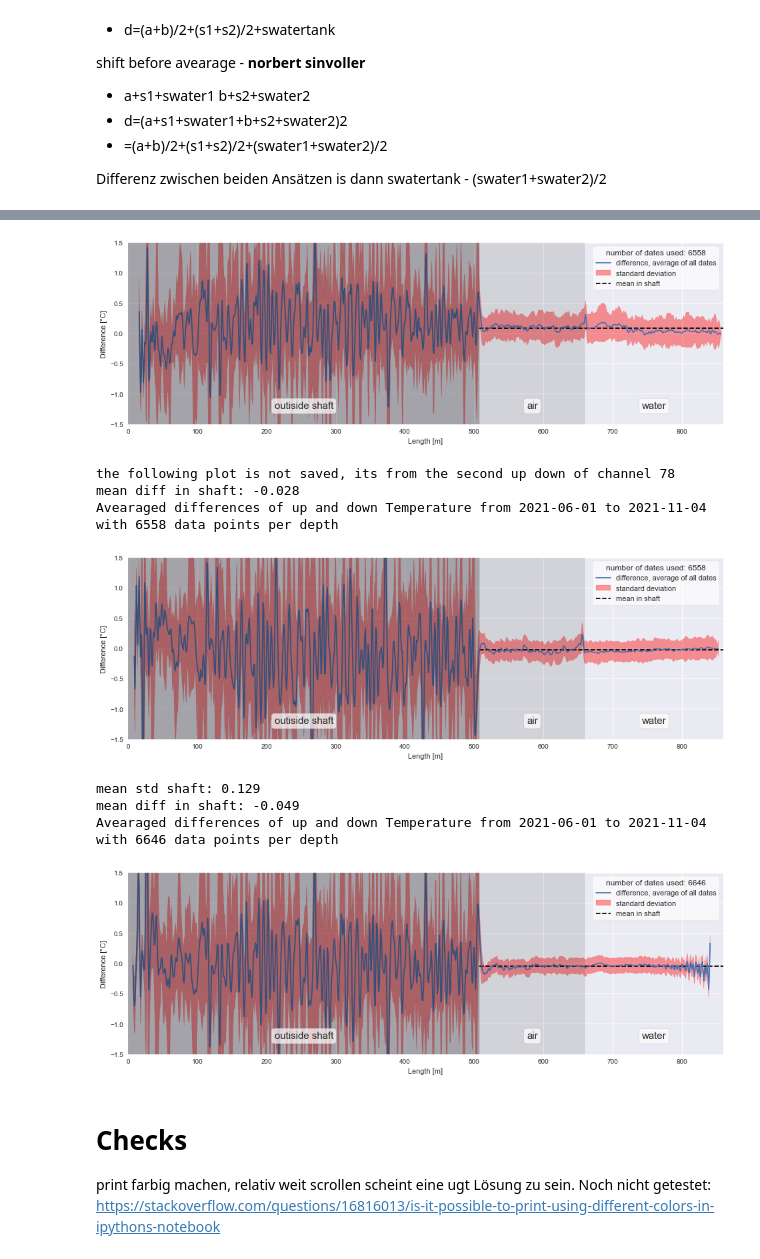
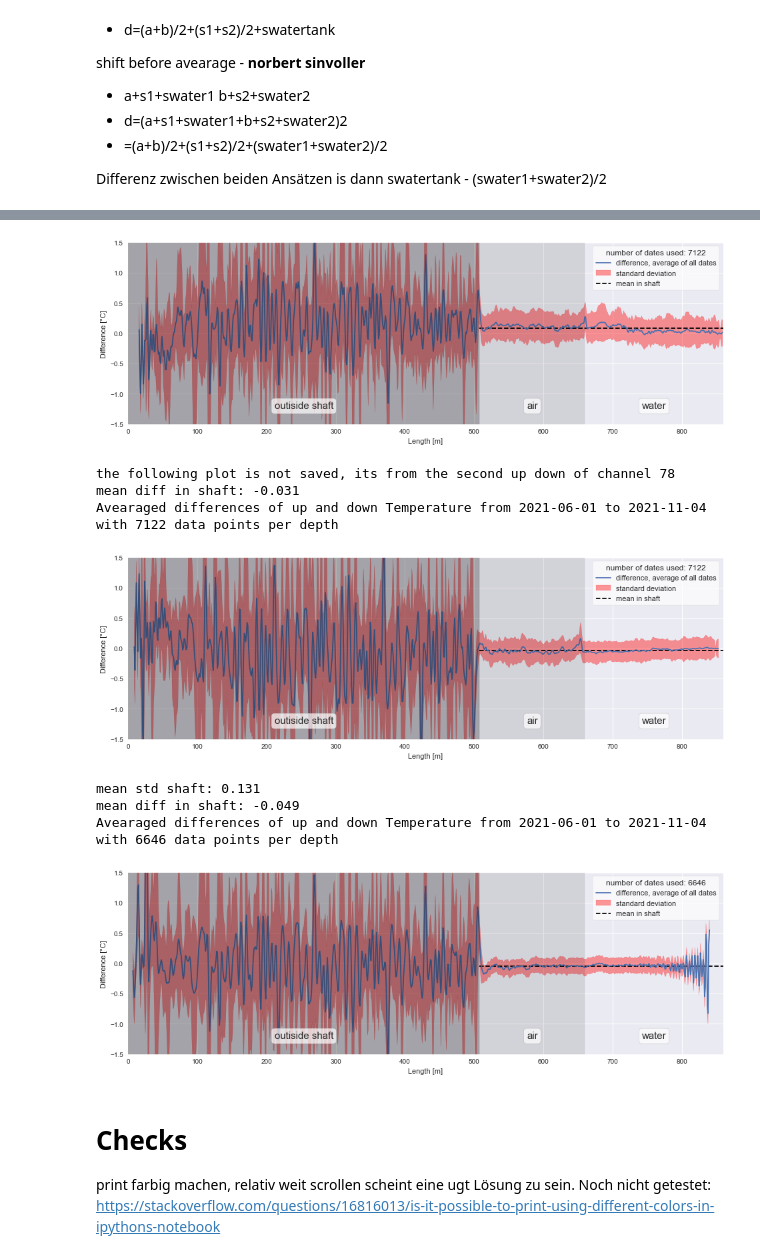
Before and after one commit to mvwick/Scripts_Masterarbeit, a Jupyter notebook: analyse_my_database_alsdorf.ipynb, the cells around one changed output, grey strips where cells are left out. Saved outputs shown, nothing was run; the diff lists cells and outputs as text; code cells hidden in the pictures.

```diff
--- a/analyse_my_database_alsdorf.ipynb
+++ b/analyse_my_database_alsdorf.ipynb
@@ -1435,19 +1425,43 @@ def plot_channel_itself_statistic(mean,stdev):
 
 # :1700 and :1700 -1 for complete cable
 # is 850 really exactly at the bendpoint?
-bendpoint = 857 #[m] #same bendpoint as in exported shaft temperature
-data= chan_mean_constshift_averagefirst["7and8"][mask_not_egrt_78] #remove egrt dates, not really a influence
-forward_columns = data.columns[:bendpoint-5]
-backward_columns = data.columns[bendpoint-7-1:bendpoint-7+bendpoint-5-1] #-1 manual test, better plot
-forward=data[forward_columns]
-backward=data[backward_columns]
+# bendpoint = 857 #[m] #same bendpoint as in exported shaft temperature
+# data= chan_mean_constshift_averagefirst["7and8"][mask_not_egrt_78] #remove egrt dates, not really a influence
+# forward_columns = data.columns[:bendpoint-5]
+# backward_columns = data.columns[bendpoint-7-3:bendpoint-1+bendpoint-5-1] #-1 manual test, better plot
+# forward=data[forward_columns]
+# backward=data[backward_columns]
+# backward.columns=forward.columns[::-1]
+# forward2_columns = data.columns[bendpoint-7+bendpoint-5-1:bendpoint-7+bendpoint-5-1+bendpoint-5]
+# backward2_columns = data.columns[bendpoint-7+bendpoint-12+bendpoint-5:] #-1 manual test, better plot
+# forward2=data[forward2_columns]
+# backward2=data[backward2_columns]
+# backward2.columns=forward2.columns[::-1]
+
+
+#  2207 2906  508 1207
+
+bendpoint=859
+
+manual1=8
+manual2=6
+forward_col=chan_mean_constshift_averagefirst["7and8"].columns[:bendpoint-5]
+backward_col=chan_mean_constshift_averagefirst["7and8"].columns[bendpoint-5-manual1:bendpoint+bendpoint -5-5-manual1]
+
+forward2_col=chan_mean_constshift_averagefirst["7and8"].columns[2557-9-bendpoint+5+manual2:2557-9+manual2]
+backward2_col=chan_mean_constshift_averagefirst["7and8"].columns[2557-9-3:]
+
+
+
+
+forward2=chan_mean_constshift_averagefirst["7and8"][forward2_col]
+backward2=chan_mean_constshift_averagefirst["7and8"][backward2_col]
+forward=chan_mean_constshift_averagefirst["7and8"][forward_col]
+backward=chan_mean_constshift_averagefirst["7and8"][backward_col]
+
 backward.columns=forward.columns[::-1]
-forward2_columns = data.columns[bendpoint-7+bendpoint-5-1:bendpoint-7+bendpoint-5-1+bendpoint-5]
-backward2_columns = data.columns[bendpoint-7+bendpoint-10+bendpoint-5:] #-1 manual test, better plot
-forward2=data[forward2_columns]
-backward2=data[backward2_columns]
-backward2.columns=forward2.columns[::-1]
-
+backward2.columns=forward.columns[::-1]
+forward2.columns=forward.columns
 
 diff_for_back = forward - backward  # some nan at begninning due to deleting splice position
 diff_for_back2 = forward2 - backward2
@@ -1473,16 +1487,13 @@ print("the following plot is not saved, its from the second up down of channel 7
 plot_channel_itself_statistic(mean2,stdev2)
 plt.show() # not saved, only say that it is very similar
 
-
-
-
-
 print();print()
 # Das gleiche für channel 56
 bendpoint = 857 #[m] #same bendpoint as in exported shaft temperature
 #adjust columns so they better fit; I think the cable is not optimal alligned
+
 forward_columns = chan_mean_constshift_averagefirst["5and6"].columns[:bendpoint-6]
-backward_columns = chan_mean_constshift_averagefirst["5and6"].columns[bendpoint-10:bendpoint-10+bendpoint-6]
+backward_columns = chan_mean_constshift_averagefirst["5and6"].columns[bendpoint-11:bendpoint-11+bendpoint-6]
 forward=chan_mean_constshift_averagefirst["5and6"][forward_columns]
 backward=chan_mean_constshift_averagefirst["5and6"][backward_columns]
 backward.columns=forward.columns[::-1]
@@ -1503,10 +1514,9 @@ if plot_save:
     plt.savefig("pictures\channel_itself_statistic_56.png")
 plt.show()
 
-#standartabweichung am ende relativ konstant, zwigt, dass dort konstant etwas verändert wird
+# standartabweichung am ende relativ konstant, zwigt, dass dort konstant etwas verändert wird
 
-# beide plots mit einer funktion amchen un in thesis machen
-# danach zusammenfassung accuracy fertig amchen
-# moregen wärmepumpe betrieb korrelation
-# norbert schreiben + Daten wärmepumpe bekommen wir denke ich nicht mehr
+
+
+##################################length beschriftung nicht korrekt
 # %% [output]
@@ -1516,12 +1526,12 @@ Avearaged differences of up and down Temperature from 2021-06-01 to 2021-11-04 w
-[figure, old version]
+[figure, new version]
 the following plot is not saved, its from the second up down of channel 78
-mean diff in shaft: -0.028
-Avearaged differences of up and down Temperature from 2021-06-01 to 2021-11-04 with 6558 data points per depth
+mean diff in shaft: -0.031
+Avearaged differences of up and down Temperature from 2021-06-01 to 2021-11-04 with 7122 data points per depth
-[figure, old version]
+[figure, new version]
-mean std shaft: 0.129
+mean std shaft: 0.131
 mean diff in shaft: -0.049
 Avearaged differences of up and down Temperature from 2021-06-01 to 2021-11-04 with 6646 data points per depth
-[figure, old version]
+[figure, new version]
 # %% [markdown]
 # Checks
 print farbig machen, relativ weit scrollen scheint eine ugt Lösung zu sein. Noch nicht getestet:
```
Also changed, not shown: parts of 17 cells of this notebook, 38 other files.
